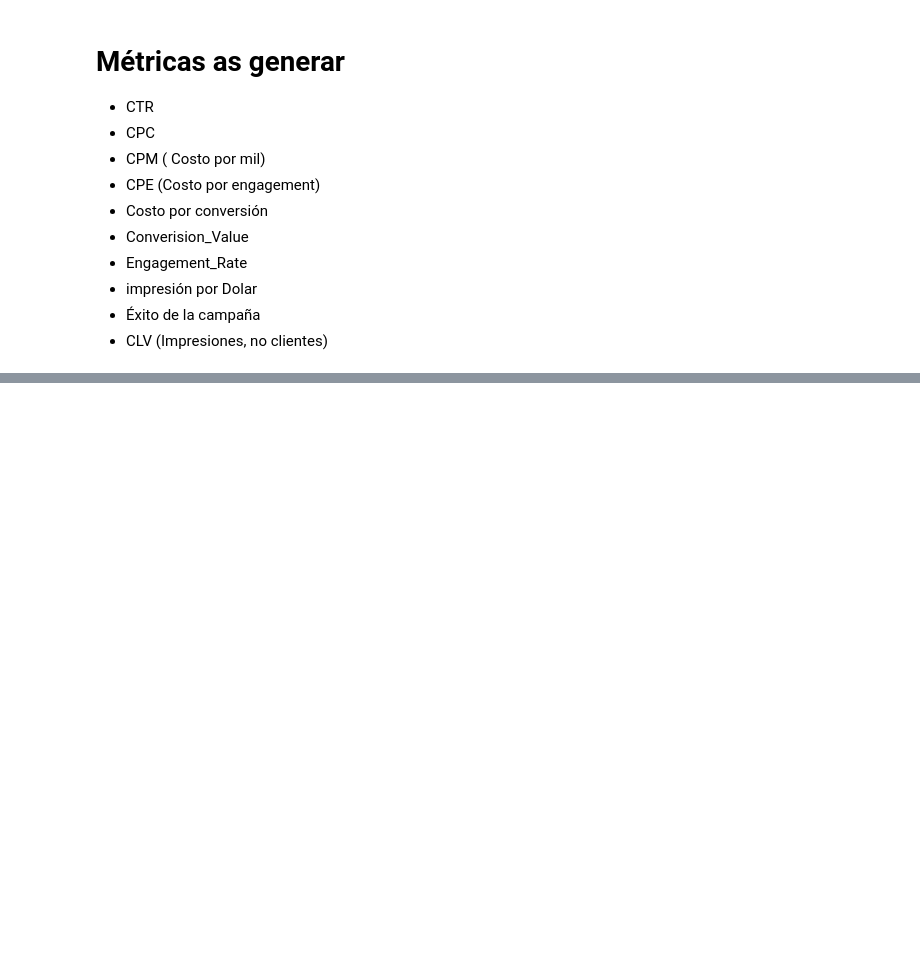
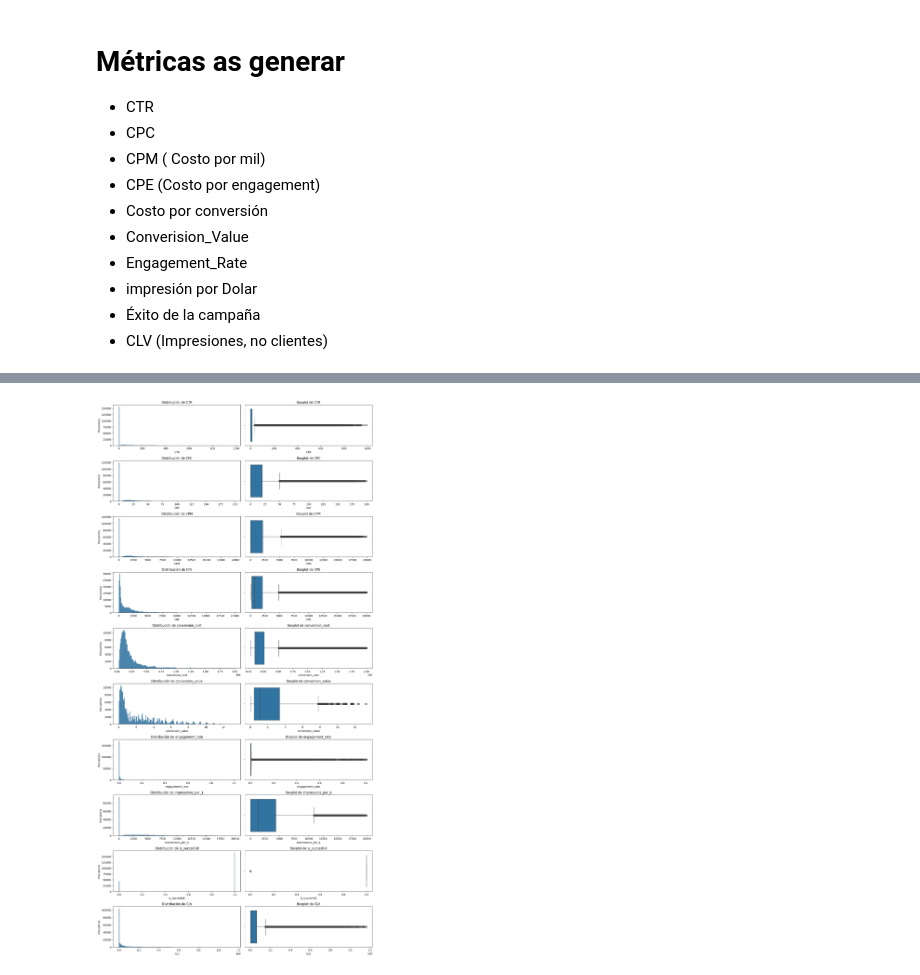
Before and after one commit to Mariadelmardp/ProyectoEDAmarketing, a Jupyter notebook: jupyter/marketing.ipynb, the cells around one changed output, grey strips where cells are left out. Drawn from its saved outputs; the diff is of its cells as text; code cells hidden in the pictures; blank space fills up the shorter version.

Commit message:
datos_metricas

```diff
--- a/jupyter/marketing.ipynb
+++ b/jupyter/marketing.ipynb
@@ -76,0 +94,2 @@
+# %%
+df= pd.read_csv('../data/nulos_numericas_limpios.csv', parse_dates=['date'])
@@ -76,0 +105,11 @@
+# %%
+df['CTR'] = df['clicks_knn'] / df['impressions_knn']
+df['CPC'] = df['total($)'] / df['clicks_knn']
+df['CPM'] = df['total($)'] / df['impressions_knn'] * 1000
+df['CPE'] = df['total($)'] / df['engagement_score_knn']
+df['conversion_cost']= df['total($)'] / df['conversion_rate']
+df['conversion_value'] = df['conversion_rate'] * df['roi_knn']
+df['engagement_rate'] = df['engagement_score_knn'] / df ['impressions_knn']
+df['impressions_per_$'] = df['impressions_knn'] / df['total($)']
+df['is_succesfull'] = df['roi_knn'].apply(lambda x: 1 if x > 5 else 0)
+df['CLV'] = df['roi_knn'] * df['conversion_rate'] * df['impressions_knn']
@@ -76,0 +127,4 @@
+# %%
+df_metricas= df[['CTR', 'CPC', 'CPM', 'CPE', 'conversion_cost',
+       'conversion_value', 'engagement_rate', 'impressions_per_$',
+       'is_succesfull', 'CLV']]
@@ -76,0 +145,4 @@
+# %%
+spv.subplot_col_num(df_metricas, df_metricas.columns)
+# %% [output]
+[figure, added]
```
Also changed, not shown: parts of 4 cells of this notebook, 1 other file.
